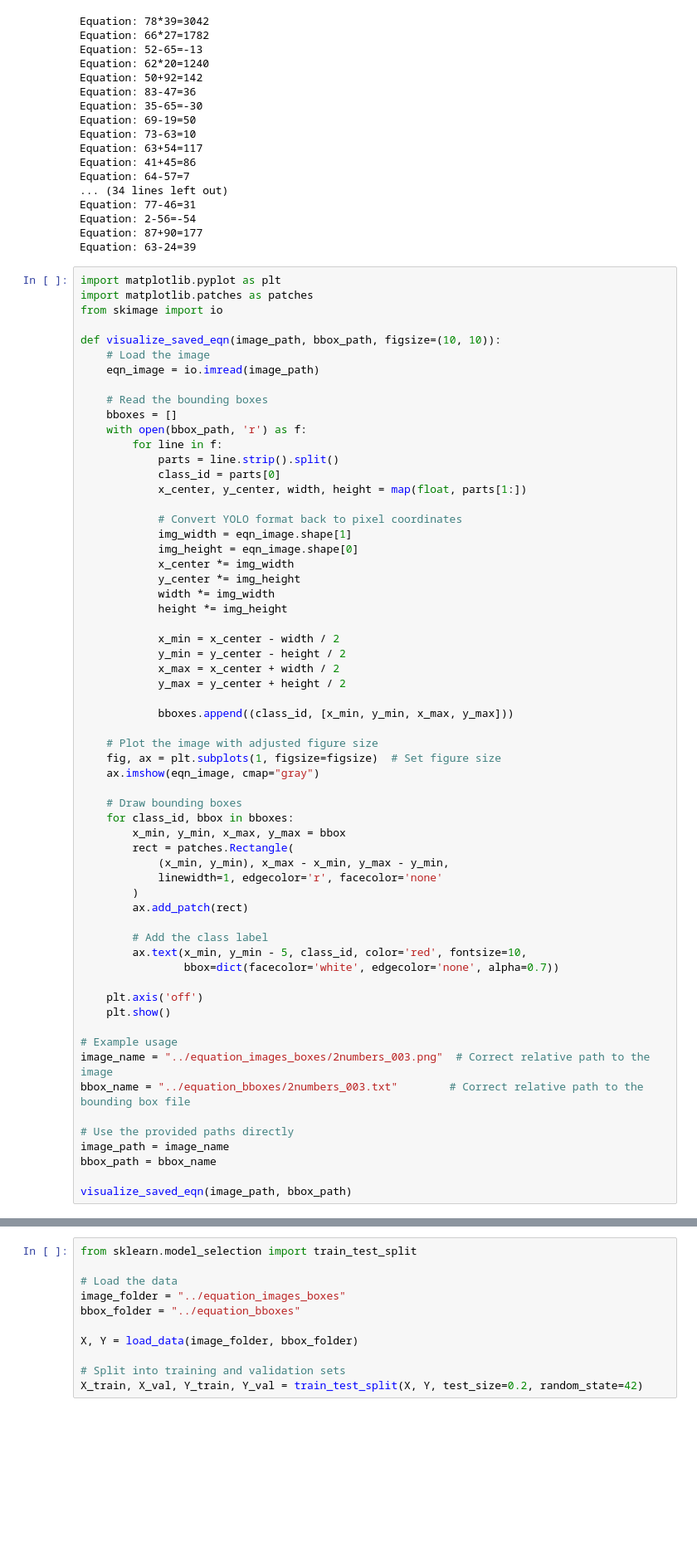
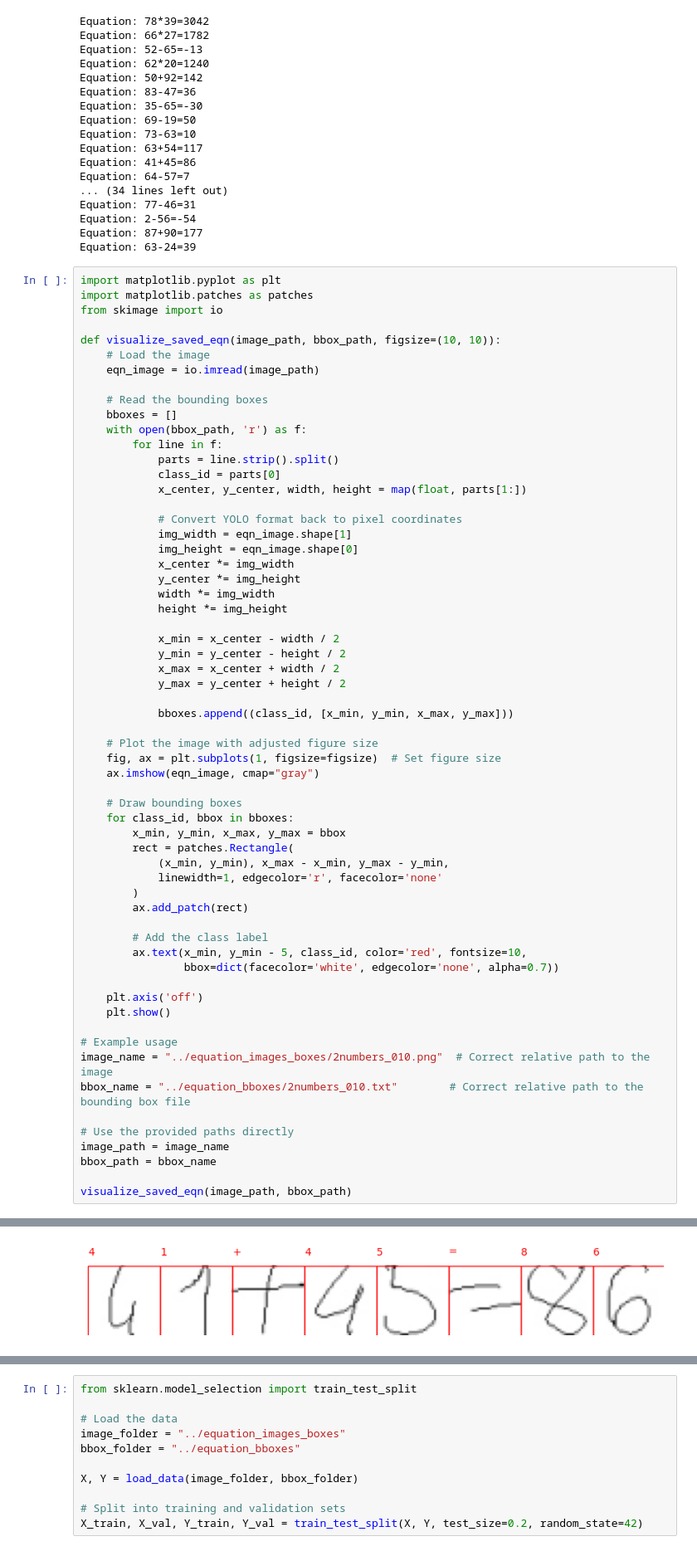
Before and after one commit to OnatAyldz/cmse492_project, a Jupyter notebook: notebooks/object_detection.ipynb, the cells around one changed output, grey strips where cells are left out. Shown at 83% size. Saved outputs shown, nothing was run; the diff lists cells and outputs as text; blank space fills up the shorter version.

```diff
--- a/notebooks/object_detection.ipynb
+++ b/notebooks/object_detection.ipynb
@@ -237,8 +237,8 @@ def visualize_saved_eqn(image_path, bbox_path, figsize=(10, 10)):
     plt.show()
 
 # Example usage
-image_name = "../equation_images_boxes/2numbers_003.png"  # Correct relative path to the image
-bbox_name = "../equation_bboxes/2numbers_003.txt"        # Correct relative path to the bounding box file
+image_name = "../equation_images_boxes/2numbers_010.png"  # Correct relative path to the image
+bbox_name = "../equation_bboxes/2numbers_010.txt"        # Correct relative path to the bounding box file
 
 # Use the provided paths directly
 image_path = image_name
@@ -250,3 +249,4 @@ visualize_saved_eqn(image_path, bbox_path)
+[figure, added]
 # %%
 import tensorflow as tf
 from tensorflow.keras import layers, models
```
Also changed, not shown: parts of 10 cells of this notebook.
